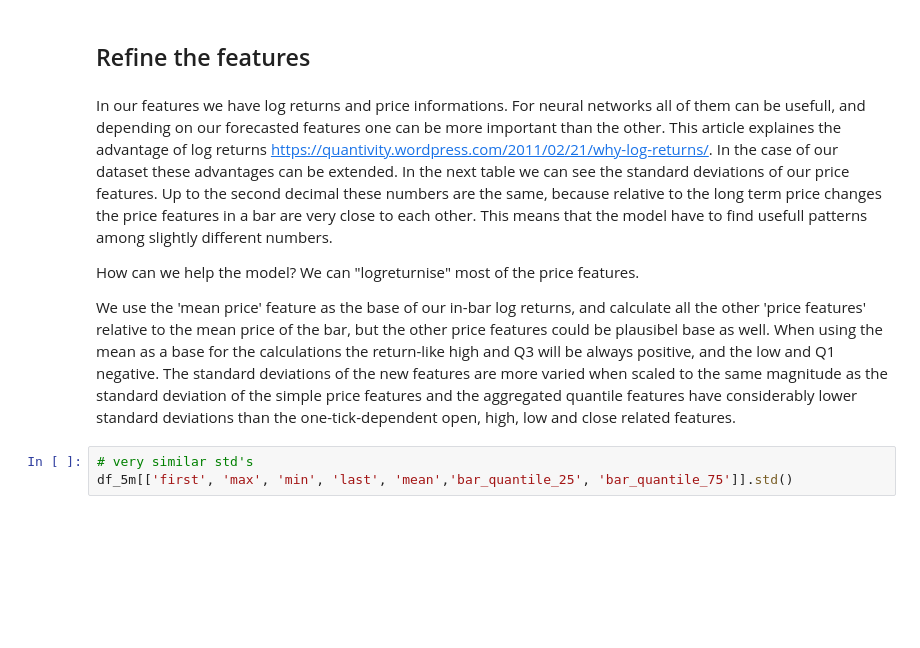
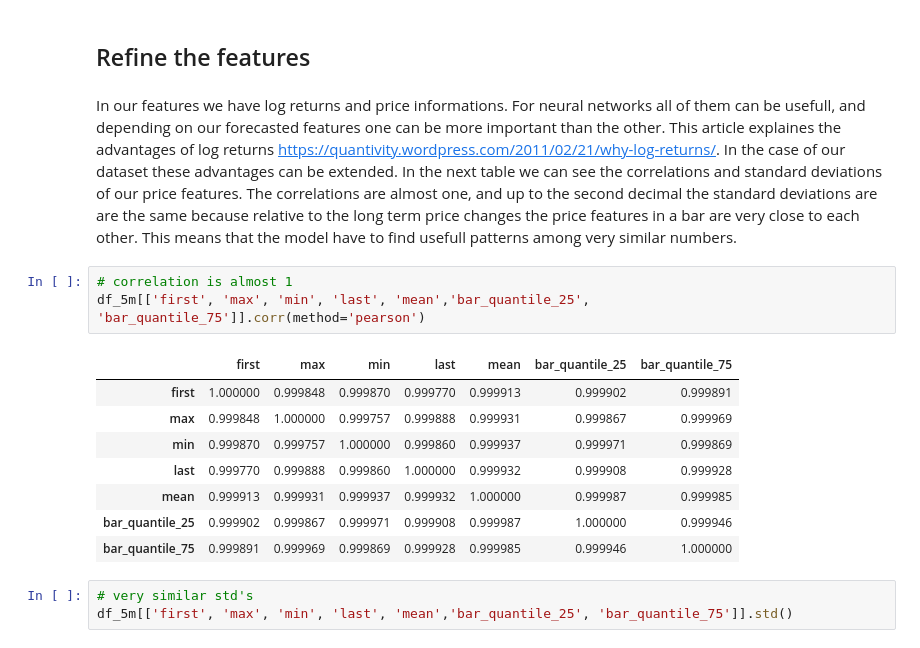
Before and after one commit to sinusgamma/bars_with_deep_learning, a Jupyter notebook: ts_bars.ipynb, the cells around one changed output. Saved outputs shown, nothing was run; the diff lists cells and outputs as text; blank space fills up the shorter version.

```diff
--- a/ts_bars.ipynb
+++ b/ts_bars.ipynb
@@ -219,11 +220,19 @@ The chart above displays a sequence of our features. Some observations: The body
 # %% [markdown]
 ## Refine the features
 # %% [markdown]
-In our features we have log returns and price informations. For neural networks all of them can be usefull, and depending on our forecasted features one can be more important than the other. This article explaines the advantage of log returns https://quantivity.wordpress.com/2011/02/21/why-log-returns/. In the case of our dataset these advantages can be extended. In the next table we can see the standard deviations of our price features. Up to the second decimal these numbers are the same, because relative to the long term price changes the price features in a bar are very close to each other. This means that the model have to find usefull patterns among slightly different numbers.
-
-How can we help the model? We can "logreturnise" most of the price features.
-
-We use the 'mean price' feature as the base of our in-bar log returns, and calculate all the other 'price features' relative to the mean price of the bar, but the other price features could be plausibel base as well. When using the mean as a base for the calculations the return-like high and Q3 will be always positive, and the low and Q1 negative. The standard deviations of the new features are more varied when scaled to the same magnitude as the standard deviation of the simple price features and the aggregated quantile features have considerably lower standard deviations than the one-tick-dependent open, high, low and close related features.
+In our features we have log returns and price informations. For neural networks all of them can be usefull, and depending on our forecasted features one can be more important than the other. This article explaines the advantages of log returns https://quantivity.wordpress.com/2011/02/21/why-log-returns/. In the case of our dataset these advantages can be extended. In the next table we can see the correlations and standard deviations of our price features. The correlations are almost one, and up to the second decimal the standard deviations are are the same because relative to the long term price changes the price features in a bar are very close to each other. This means that the model have to find usefull patterns among very similar numbers.
+# %%
+# correlation is almost 1
+df_5m[['first', 'max', 'min', 'last', 'mean','bar_quantile_25', 'bar_quantile_75']].corr(method='pearson')
+# %% [output]
+|  | first | max | min | last | mean | bar_quantile_25 | bar_quantile_75 |
+| first | 1.000000 | 0.999848 | 0.999870 | 0.999770 | 0.999913 | 0.999902 | 0.999891 |
+| max | 0.999848 | 1.000000 | 0.999757 | 0.999888 | 0.999931 | 0.999867 | 0.999969 |
+| min | 0.999870 | 0.999757 | 1.000000 | 0.999860 | 0.999937 | 0.999971 | 0.999869 |
+| last | 0.999770 | 0.999888 | 0.999860 | 1.000000 | 0.999932 | 0.999908 | 0.999928 |
+| mean | 0.999913 | 0.999931 | 0.999937 | 0.999932 | 1.000000 | 0.999987 | 0.999985 |
+| bar_quantile_25 | 0.999902 | 0.999867 | 0.999971 | 0.999908 | 0.999987 | 1.000000 | 0.999946 |
+| bar_quantile_75 | 0.999891 | 0.999969 | 0.999869 | 0.999928 | 0.999985 | 0.999946 | 1.000000 |
 # %%
 # very similar std's
 df_5m[['first', 'max', 'min', 'last', 'mean','bar_quantile_25', 'bar_quantile_75']].std()
```
Also changed, not shown: parts of 10 cells of this notebook.
